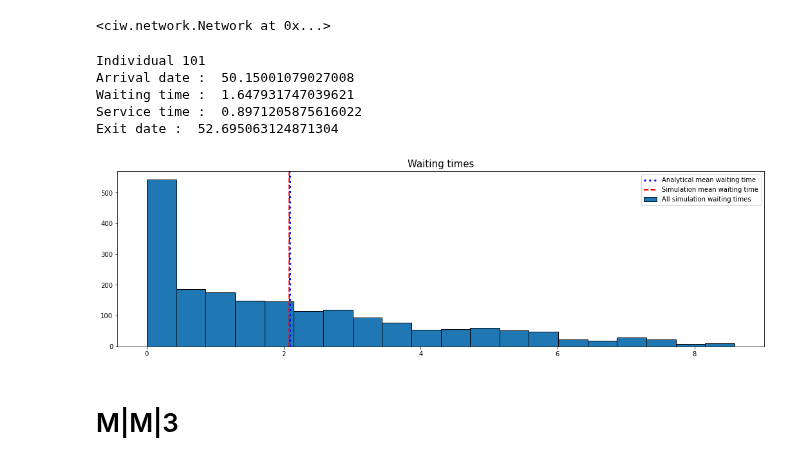
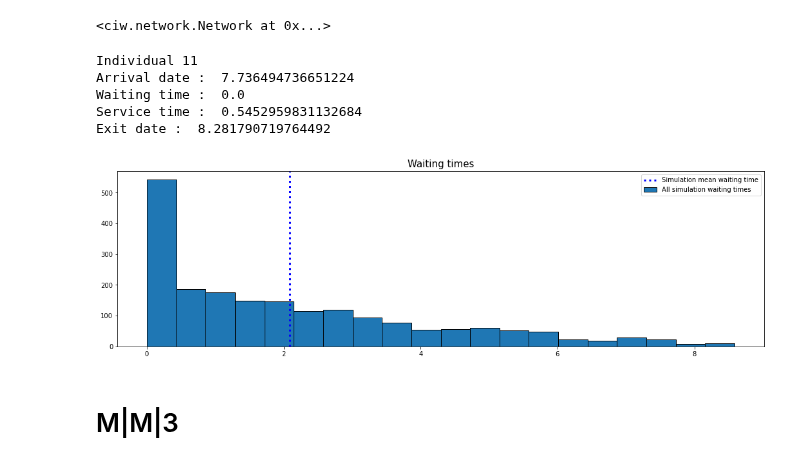
Before and after one commit to MichalisPanayides/Talks, a Jupyter notebook: PyCon - Namibia/main.ipynb, the cells around one changed output. Cells and saved outputs as stored; diff of their text form; code cells hidden in the pictures.

```diff
--- a/PyCon - Namibia/main.ipynb
+++ b/PyCon - Namibia/main.ipynb
@@ -23,35 +23,33 @@ model
 <ciw.network.Network at 0x...>
 # %%
 ciw.seed(0)
-Q = ciw.Simulation(model)
-Q.simulate_until_max_time(1000)
+Q_1 = ciw.Simulation(model)
+Q_1.simulate_until_max_time(1000)
 # %%
-ind = Q.nodes[-1].all_individuals[100]
+ind = Q_1.nodes[-1].all_individuals[10]
 print(ind)
 print("Arrival date : ", ind.data_records[0].arrival_date)
 print("Waiting time : ", ind.data_records[0].waiting_time)
 print("Service time : ", ind.data_records[0].service_time)
 print("Exit date : ", ind.data_records[0].exit_date)
 # %% [output]
-Individual 101
-Arrival date :  50.15001079027008
-Waiting time :  1.647931747039621
-Service time :  0.8971205875616022
-Exit date :  52.695063124871304
+Individual 11
+Arrival date :  7.736494736651224
+Waiting time :  0.0
+Service time :  0.5452959831132684
+Exit date :  8.281790719764492
 # %%
-all_waits = tuple(
+all_waits_1 = tuple(
     ind.data_records[0].waiting_time
-    for ind in Q.nodes[-1].all_individuals
+    for ind in Q_1.nodes[-1].all_individuals
 )
-# analytical_mean = arrival_rate / (service_rate * (service_rate - arrival_rate))
 plt.figure(figsize=(18,5))
-plt.hist(all_waits, ec="black", bins=20)
-plt.axvline(np.mean(all_waits), color="blue", linestyle="dotted", linewidth=3)
-plt.axvline(get_waiting_time(arrival_rate, service_rate, num_of_servers), color="red", linestyle="dashed", linewidth=2)
-plt.legend(["Analytical mean waiting time", "Simulation mean waiting time", "All simulation waiting times"])
+plt.hist(all_waits_1, ec="black", bins=20)
+plt.axvline(np.mean(all_waits_1), color="blue", linestyle="dotted", linewidth=3)
+plt.legend(["Simulation mean waiting time", "All simulation waiting times"])
 plt.title("Waiting times", fontsize=15);
 # %% [output]
-[figure, old version]
+[figure, new version]
 # %% [markdown]
 # M|M|3
 # %% [markdown]
```
Also changed, not shown: parts of 20 cells of this notebook.
